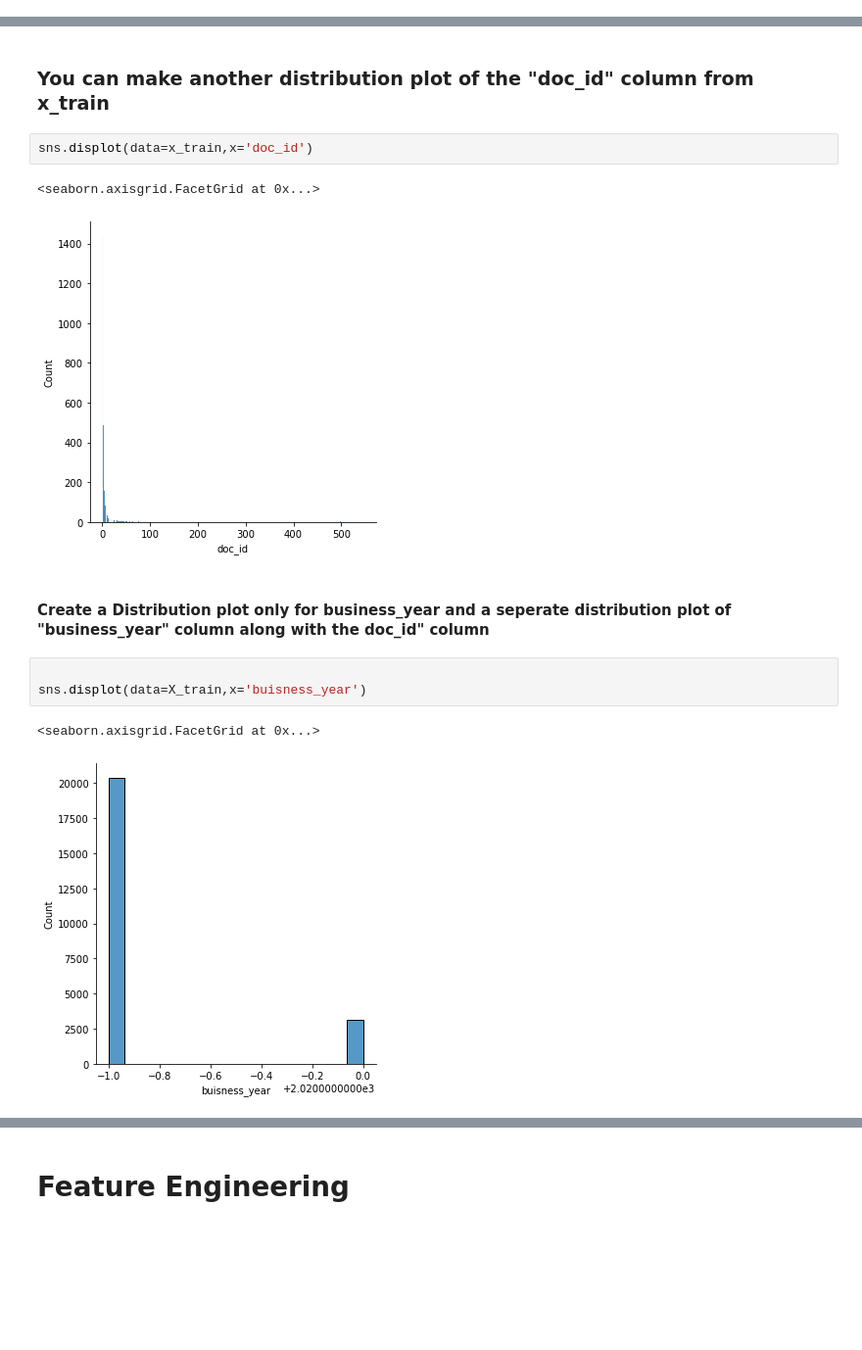
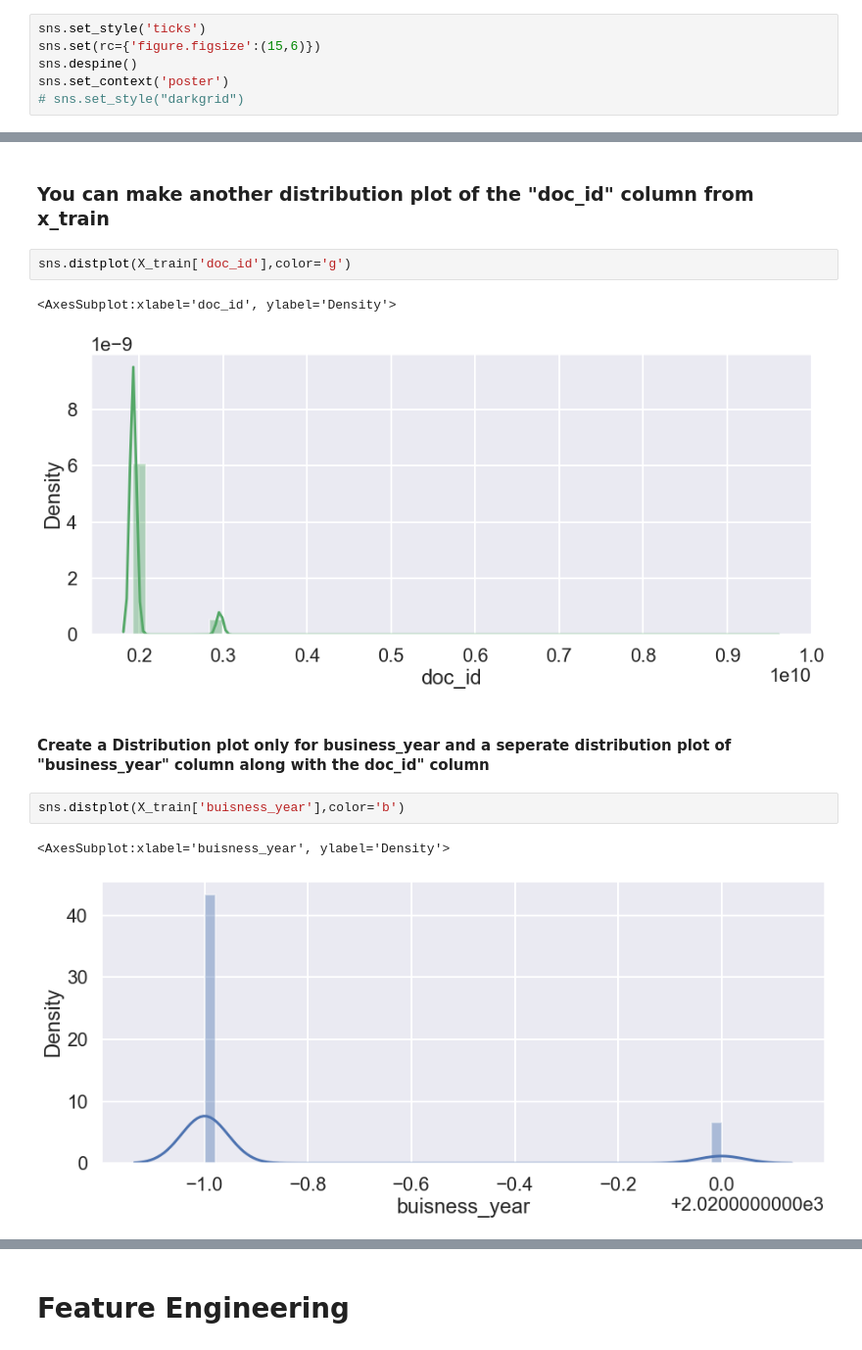
Before and after one commit to isayakmondal/accounts-receivables-dashbaord, a Jupyter notebook: ML-project/Payment date prediction.ipynb, the cells around one changed output, grey strips where cells are left out. Shown at 98% size. Cells and saved outputs as stored; diff of their text form; blank space fills up the shorter version.

```diff
--- a/ML-project/Payment date prediction.ipynb
+++ b/ML-project/Payment date prediction.ipynb
@@ -683,3 +686,9 @@ print(y_test.shape)
 ### Distribution Plot of the target variable (use the dataframe which contains the target field)
 
 - Note - You are expected to make a distribution plot for the target variable
+# %%
+sns.set_style('ticks')
+sns.set(rc={'figure.figsize':(15,6)})
+sns.despine()
+sns.set_context('poster')
+# sns.set_style("darkgrid")
@@ -714,16 +725,15 @@ x_train
 # %% [markdown]
 ### You can make another distribution plot of the "doc_id" column from x_train
 # %%
-sns.displot(data=x_train,x='doc_id')
+sns.distplot(X_train['doc_id'],color='g')
 # %% [output]
-<seaborn.axisgrid.FacetGrid at 0x...>
+<AxesSubplot:xlabel='doc_id', ylabel='Density'>
-[figure, old version]
+[figure, new version]
 # %% [markdown]
 #### Create a Distribution plot only for business_year and a seperate distribution plot of "business_year" column along with the doc_id" column
 # %%
-
-sns.displot(data=X_train,x='buisness_year')
+sns.distplot(X_train['buisness_year'],color='b')
 # %% [output]
-<seaborn.axisgrid.FacetGrid at 0x...>
+<AxesSubplot:xlabel='buisness_year', ylabel='Density'>
-[figure, old version]
+[figure, new version]
 # %%
```
Also changed, not shown: parts of 6 cells of this notebook, 1 other file.
